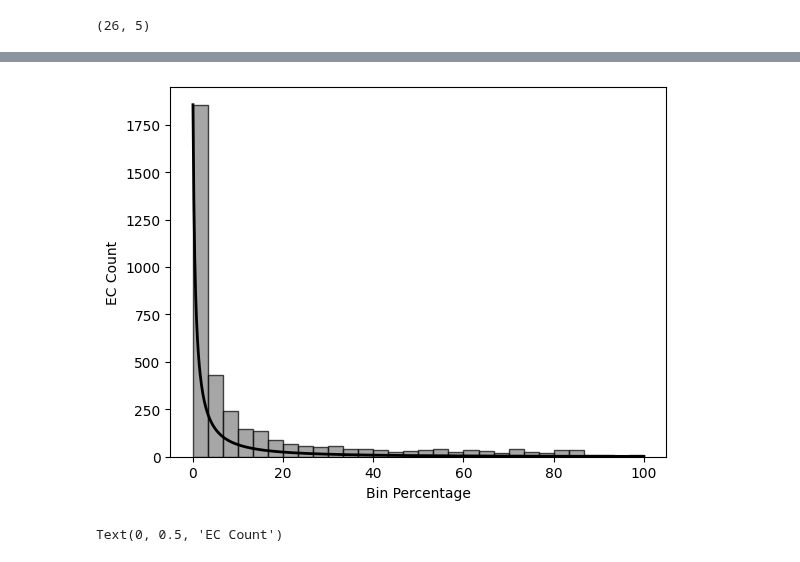
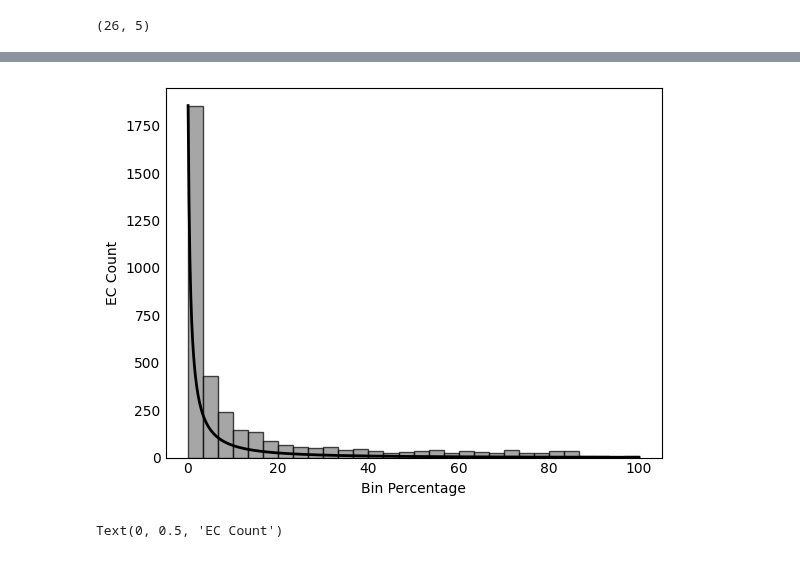
Before and after one commit to jtdocter27/EcoDr, a Jupyter notebook: EnCen/Figures for paper/present_&_lost61.ipynb, the cells around one changed output, grey strips where cells are left out. Saved outputs shown, nothing was run; the diff lists cells and outputs as text; code cells hidden in the pictures.

```diff
--- a/EnCen/Figures for paper/present_&_lost61.ipynb
+++ b/EnCen/Figures for paper/present_&_lost61.ipynb
@@ -41,22 +41,25 @@ print((added_EC[(added_EC['Percentage'] <= 5)]))
 # %%
 data = np.array(as_all['Percentage'])
 counts, bins, _ = plt.hist(data, bins=30, alpha=0.7, color = 'grey', edgecolor = 'black')
 # Fit a lognormal distribution to the data
 shape, loc, scale = lognorm.fit(data, floc=0)
 # Generate points on the x-axis
 x = np.linspace(min(data), max(data), 1000)
 # Calculate the lognormal PDF
 pdf = lognorm.pdf(x, shape, loc, scale)
 # Scale the PDF to match the histogram
 pdf_scaled = pdf * (counts.max() / pdf.max())
 # Plot the scaled lognormal PDF
 plt.plot(x, pdf_scaled, 'black', lw=2)
 plt.xlabel('Bin Percentage')
 plt.ylabel('EC Count')
+plt.gca().tick_params(axis='x', which='both', length=0)
+plt.gca().tick_params(axis='y', which='both', length=0)
+
 plt.savefig('/home/anna/Desktop/bindistribution.svg', format = 'svg')
 plt.show()
 # %% [output]
-[figure, old version]
+[figure, new version]
 # %%
 
 bin_edges = range(0, 101, 5)  # Example: bins from 0 to 100 with a step of 5
```
Also changed, not shown: 4 other files.
